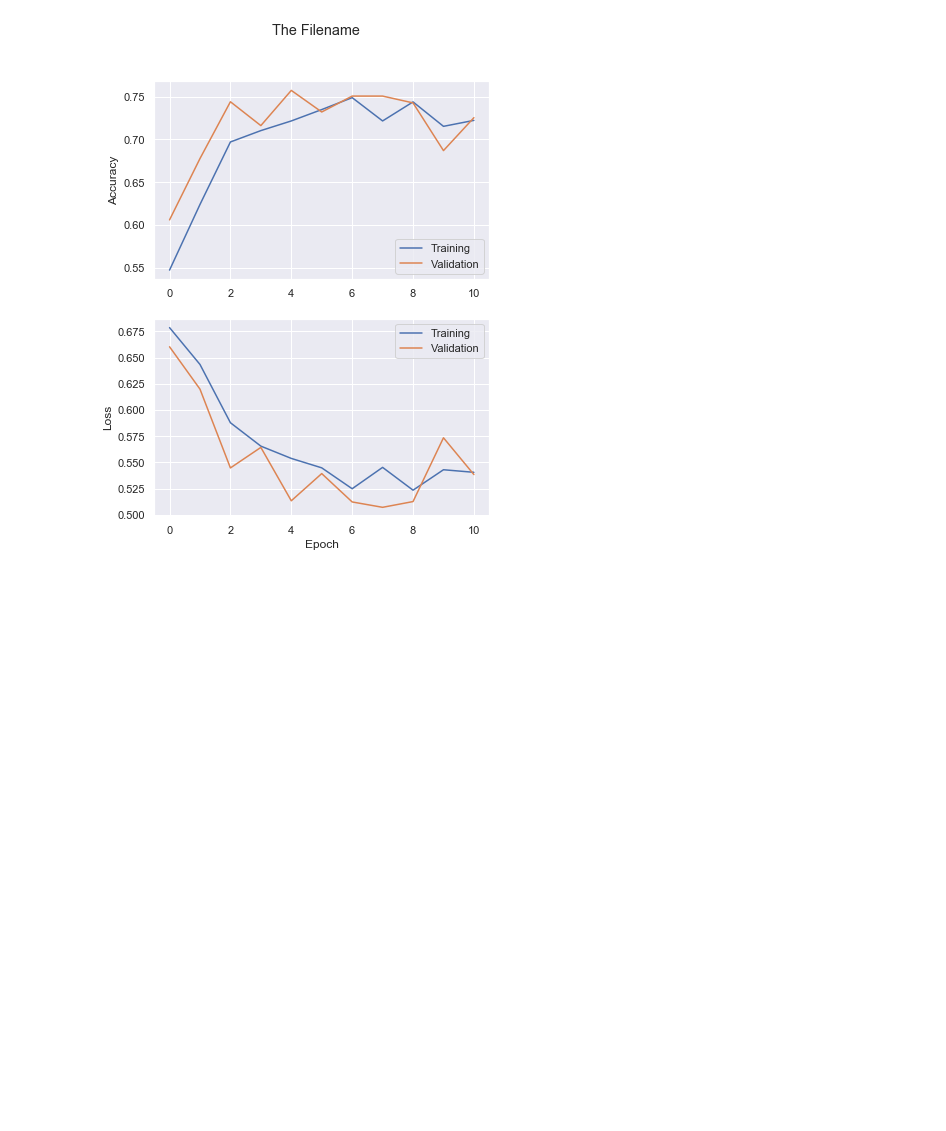
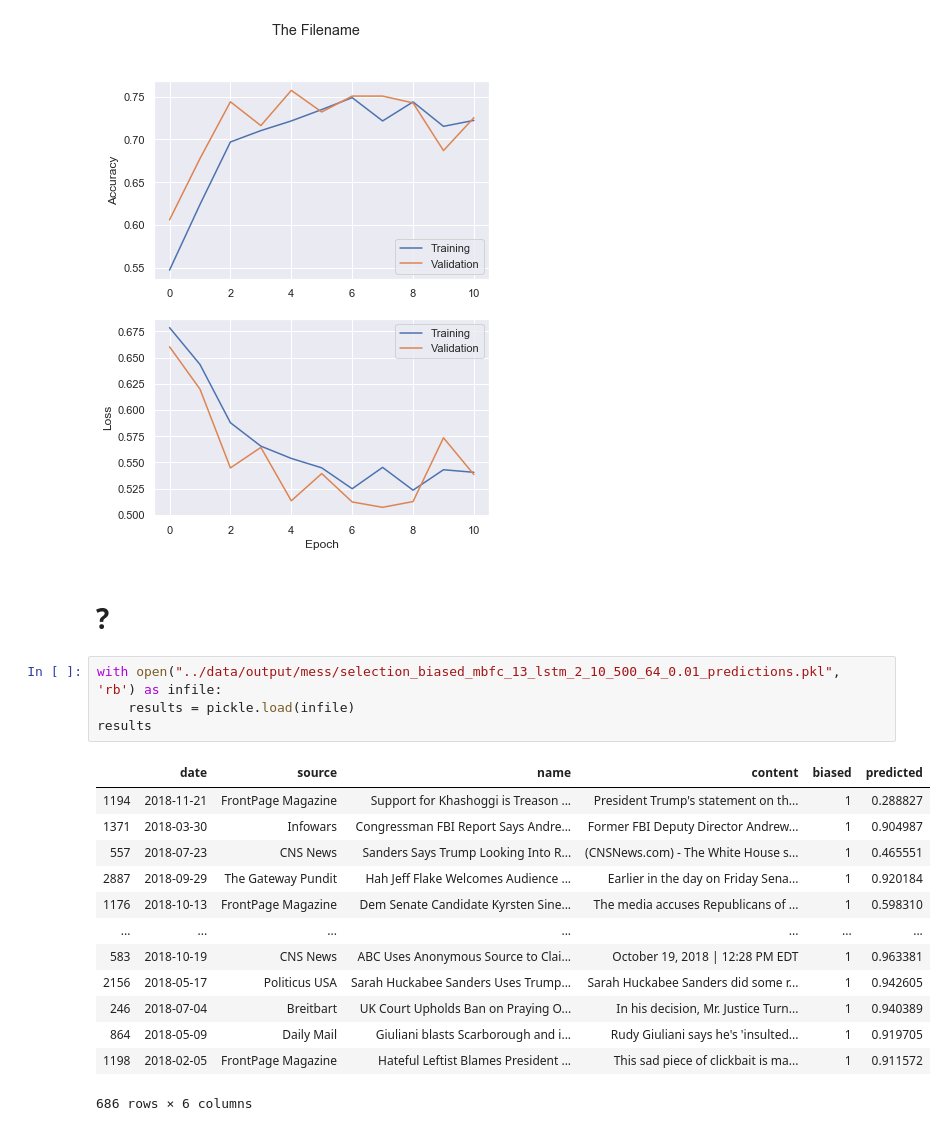
Before and after one commit to WarmCyan/news-bias-research, a Jupyter notebook: notebooks/11_Results.ipynb, the cells around one changed output. Saved outputs shown, nothing was run; the diff lists cells and outputs as text; blank space fills up the shorter version.

```diff
--- a/notebooks/11_Results.ipynb
+++ b/notebooks/11_Results.ipynb
@@ -63,3 +67,23 @@ axs[1].legend()
 # %% [output]
 <matplotlib.legend.Legend at 0x...>
 [figure]
+# %% [markdown]
+# ?
+# %%
+with open("../data/output/mess/selection_biased_mbfc_13_lstm_2_10_500_64_0.01_predictions.pkl", 'rb') as infile:
+    results = pickle.load(infile)
+results
+# %% [output]
+|  | date | source | name | content | biased | predicted |
+| 1194 | 2018-11-21 | FrontPage Magazine | Support for Khashoggi is Treason ... | President Trump's statement on th... | 1 | 0.288827 |
+| 1371 | 2018-03-30 | Infowars | Congressman FBI Report Says Andre... | Former FBI Deputy Director Andrew... | 1 | 0.904987 |
+| 557 | 2018-07-23 | CNS News | Sanders Says Trump Looking Into R... | (CNSNews.com) - The White House s... | 1 | 0.465551 |
+| 2887 | 2018-09-29 | The Gateway Pundit | Hah Jeff Flake Welcomes Audience ... | Earlier in the day on Friday Sena... | 1 | 0.920184 |
+| 1176 | 2018-10-13 | FrontPage Magazine | Dem Senate Candidate Kyrsten Sine... | The media accuses Republicans of ... | 1 | 0.598310 |
+| ... | ... | ... | ... | ... | ... | ... |
+| 583 | 2018-10-19 | CNS News | ABC Uses Anonymous Source to Clai... | October 19, 2018 | 12:28 PM EDT | 1 | 0.963381 |
+| 2156 | 2018-05-17 | Politicus USA | Sarah Huckabee Sanders Uses Trump... | Sarah Huckabee Sanders did some r... | 1 | 0.942605 |
+| 246 | 2018-07-04 | Breitbart | UK Court Upholds Ban on Praying O... | In his decision, Mr. Justice Turn... | 1 | 0.940389 |
+| 864 | 2018-05-09 | Daily Mail | Giuliani blasts Scarborough and i... | Rudy Giuliani says he's 'insulted... | 1 | 0.919705 |
+| 1198 | 2018-02-05 | FrontPage Magazine | Hateful Leftist Blames President ... | This sad piece of clickbait is ma... | 1 | 0.911572 |
+686 rows × 6 columns
```
Also changed, not shown: parts of 12 cells of this notebook, 45 other files.
